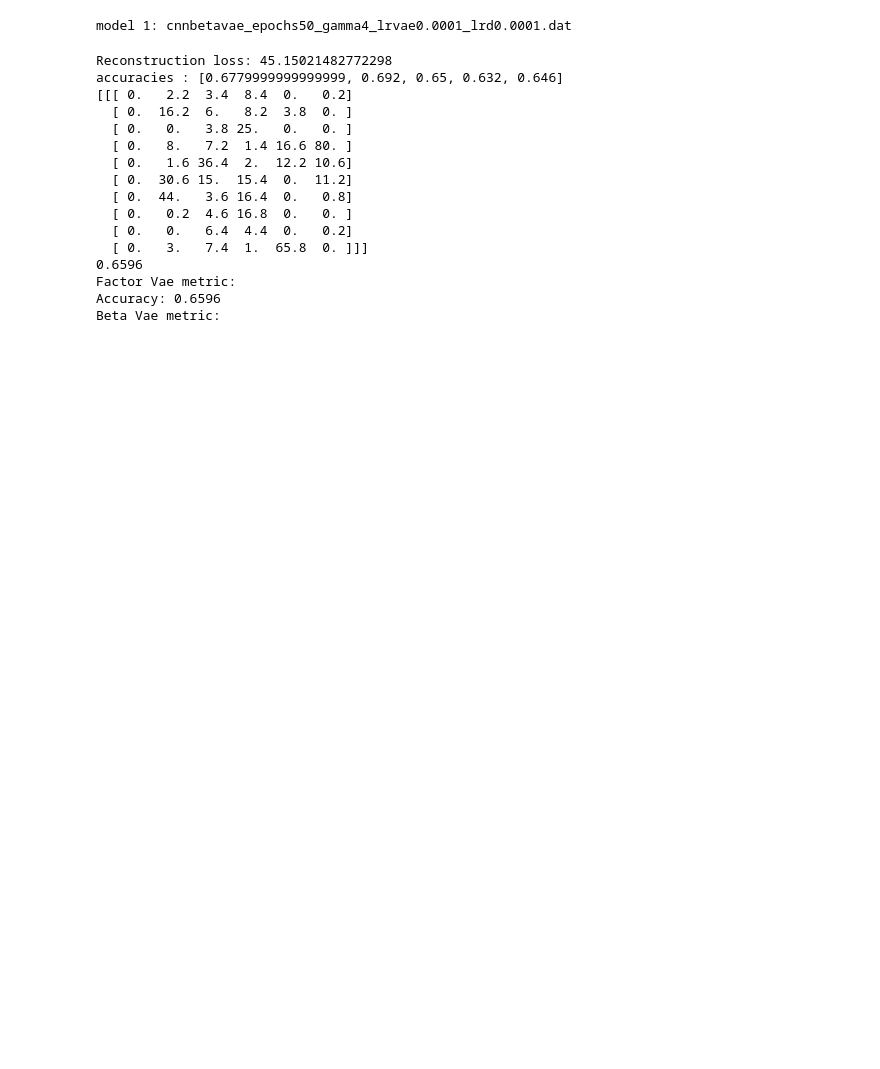
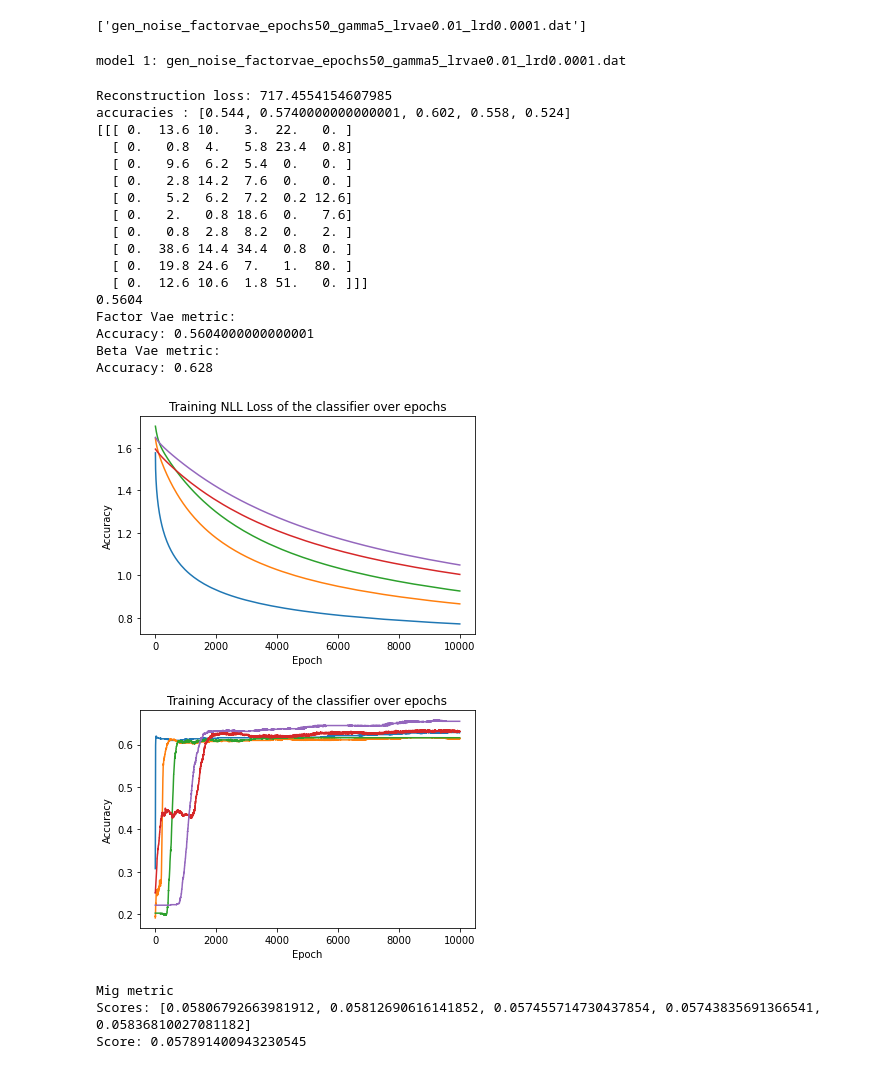
Before and after one commit to hzzhyj/atml, a Jupyter notebook: experiments/plotting/compute_metric_scores.ipynb, the cells around one changed output. Saved outputs shown, nothing was run; the diff lists cells and outputs as text; code cells hidden in the pictures; blank space fills up the shorter version.

```diff
--- a/experiments/plotting/compute_metric_scores.ipynb
+++ b/experiments/plotting/compute_metric_scores.ipynb
@@ -60,6 +83,4 @@ batch_size=64
 test_loader = DataLoader(data_test, batch_size=batch_size, shuffle=False)
-# %%
-folder = "normal_dataset_bernoulli_cnn_models"
 # %%
 model_names = [f for f in os.listdir('../trained_models/'+folder) if f[-4:] =='.dat' ]
 model_names
@@ -69,62 +92,97 @@ model_names
 # %%
-
 recon_losses = []
 betavae_metric_accuracies=[]
 factorvae_metric_accuracies=[]
 mig_scores = []
+
+try:
+    recon_losses = list(np.load(folder+"_test_recon_losses.npy"))
+except FileNotFoundError:
+    pass
+
+try:
+    betavae_metric_accuracies = list(np.load(folder+"_betavaemetric_scores.npy"))
+except FileNotFoundError:
+    pass
+
+try:
+    factorvae_metric_accuracies = list(np.load(folder+"_factorvaemetric_scores.npy"))
+except FileNotFoundError:
+    pass
+
+try:
+    mig_scores = list(np.load(folder+"_mig_scores.npy"))
+except FileNotFoundError:
+    pass
+# %%
+model_names[len(mig_scores):]
+# %% [output]
+['gen_noise_factorvae_epochs50_gamma5_lrvae0.01_lrd0.0001.dat']
 # %%
 i=1
 
-for name in model_names:
+for name in model_names[len(mig_scores):]:
     model = torch.load('../trained_models/'+folder+"/"+name, map_location=device)
     print("model "+str(i)+": "+name)
     if "betavae" in name:
-        recon_loss = test_beta_vae(model, test_loader,0, 'bernoulli',data_, transform, transform_needs_latents, device=device)
+        recon_loss = test_beta_vae(model, test_loader,0, 'bernoulli', data_, transform, transform_needs_latents, device=device)
     elif "controlvae" in name:
-        recon_loss = test_control_vae(model, test_loader, 'bernoulli',data_, transform, transform_needs_latents, device=device)
+        recon_loss = test_control_vae(model, test_loader, 'bernoulli', data_, transform, transform_needs_latents, device=device)
     elif "factorvae" in name:
-        discriminator = Discriminator()
+        discriminator = Discriminator().to(device)
         recon_loss = test_factor_vae(model,discriminator, test_loader,0, 'bernoulli',data_, transform, transform_needs_latents, device=device)
     else:
         print("Error in the dataset name")
         break
     recon_losses.append(recon_loss)
     print("Reconstruction loss: "+str(recon_loss))
     accuracies = entanglement_metric_factor_vae(model, data_, 500, 200, random_seeds=5, device = device,seed=seed)
     factorvae_metric_accuracies.append(accuracies)
     print("Factor Vae metric: ")
     print("Accuracy: "+str(np.mean(accuracies)))
     print("Beta Vae metric: ")
     torch.manual_seed(seed)
     classifier = Classifier()
     classifier.to(device)
     optimizer = torch.optim.Adagrad(classifier.parameters(), lr=1e-2)
     train_losses, train_accuracies, test_accuracies = entanglement_metric_beta_vae(model, classifier, optimizer, 10000,  data_, 1000, 50, random_seeds=5, device = device,seed=seed)
     betavae_metric_accuracies.append(test_accuracies)
     print("Accuracy: "+str(np.mean(test_accuracies)))
     plot_loss(train_losses, "NLL Loss")
     plot_loss(train_accuracies, "Accuracy")
     print("Mig metric")
     scores = compute_mig(model, data_, num_samples=100000, random_seeds=5, device=device, seed=seed)
     mig_scores.append(scores)
     print("Scores: "+str(scores))
     print("Score: "+str(np.mean(scores)))
     i+=1
+
+    np.save(folder+"_model_names.npy", np.array(model_names))
+    np.save(folder+"_test_recon_losses.npy", np.array(recon_losses))
+    np.save(folder+"_betavaemetric_scores.npy", np.array(betavae_metric_accuracies))
+    np.save(folder+"_factorvaemetric_scores.npy", np.array(factorvae_metric_accuracies))
+    np.save(folder+"_mig_scores.npy", np.array(mig_scores))
 # %% [output]
-model 1: cnnbetavae_epochs50_gamma4_lrvae0.0001_lrd0.0001.dat
+model 1: gen_noise_factorvae_epochs50_gamma5_lrvae0.01_lrd0.0001.dat
-Reconstruction loss: 45.15021482772298
-accuracies : [0.6779999999999999, 0.692, 0.65, 0.632, 0.646]
-[[[ 0.   2.2  3.4  8.4  0.   0.2]
-  [ 0.  16.2  6.   8.2  3.8  0. ]
-  [ 0.   0.   3.8 25.   0.   0. ]
-  [ 0.   8.   7.2  1.4 16.6 80. ]
-  [ 0.   1.6 36.4  2.  12.2 10.6]
-  [ 0.  30.6 15.  15.4  0.  11.2]
-  [ 0.  44.   3.6 16.4  0.   0.8]
-  [ 0.   0.2  4.6 16.8  0.   0. ]
-  [ 0.   0.   6.4  4.4  0.   0.2]
-  [ 0.   3.   7.4  1.  65.8  0. ]]]
-0.6596
+Reconstruction loss: 717.4554154607985
+accuracies : [0.544, 0.5740000000000001, 0.602, 0.558, 0.524]
+[[[ 0.  13.6 10.   3.  22.   0. ]
+  [ 0.   0.8  4.   5.8 23.4  0.8]
+  [ 0.   9.6  6.2  5.4  0.   0. ]
+  [ 0.   2.8 14.2  7.6  0.   0. ]
+  [ 0.   5.2  6.2  7.2  0.2 12.6]
+  [ 0.   2.   0.8 18.6  0.   7.6]
+  [ 0.   0.8  2.8  8.2  0.   2. ]
+  [ 0.  38.6 14.4 34.4  0.8  0. ]
+  [ 0.  19.8 24.6  7.   1.  80. ]
+  [ 0.  12.6 10.6  1.8 51.   0. ]]]
+0.5604
 Factor Vae metric:
-Accuracy: 0.6596
+Accuracy: 0.5604000000000001
 Beta Vae metric:
+Accuracy: 0.628
+[figure, added]
+[figure, added]
+Mig metric
+Scores: [0.05806792663981912, 0.05812690616141852, 0.057455714730437854, 0.05743835691366541, 0.05836810027081182]
+Score: 0.057891400943230545
```
Also changed, not shown: parts of 12 cells of this notebook, 9 other files.
